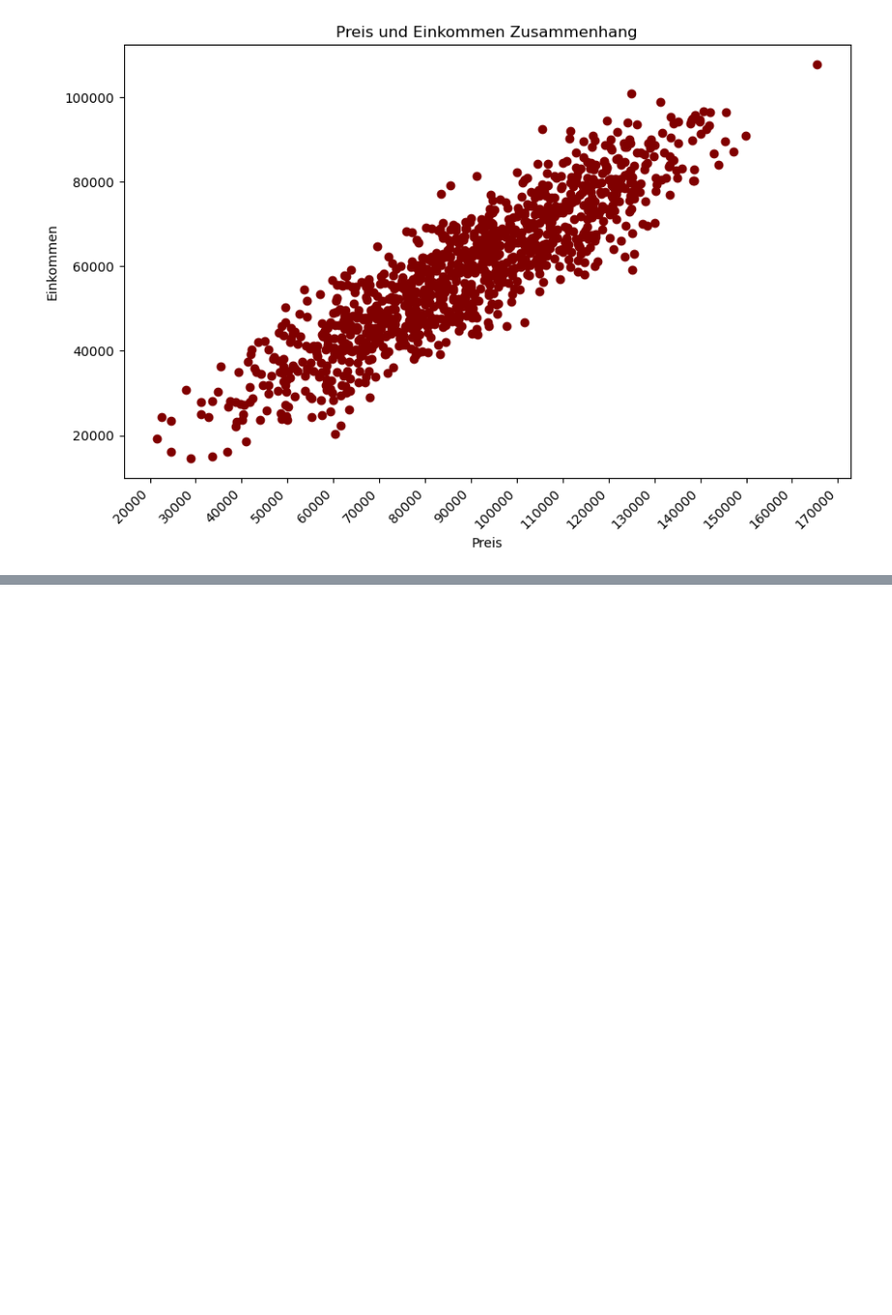
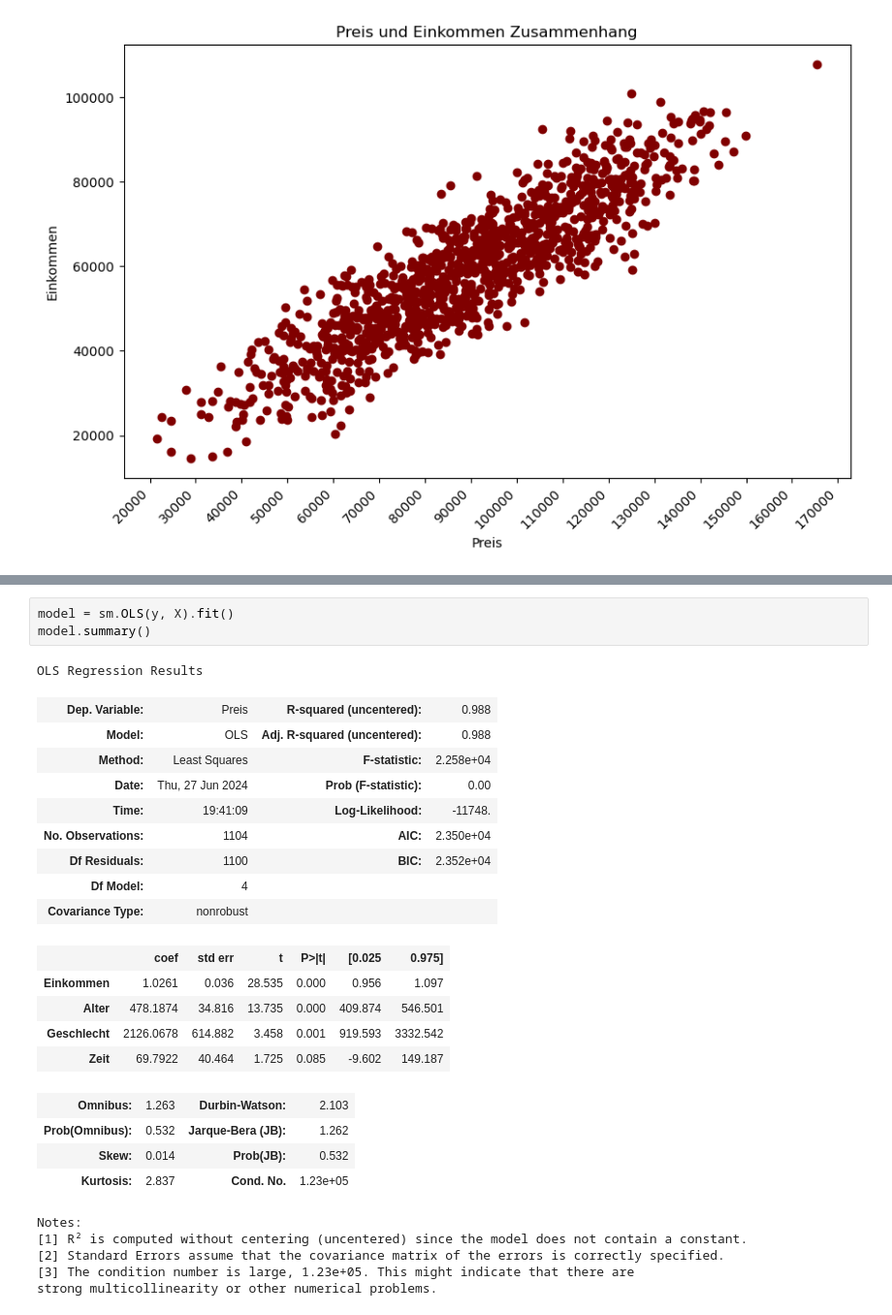
Before and after one commit to Kkilka422/final_projectSS24_Group2, a Jupyter notebook: presentation.ipynb, the cells around one changed output, grey strips where cells are left out. Shown: that part at 97% size. Drawn from its saved outputs; the diff is of its cells as text; blank space fills up the shorter version.

```diff
--- a/FINAL.ipynb
+++ b/presentation.ipynb
@@ -786,0 +878,28 @@ _ = plt.xticks(range(20000, 180000, 10000))
+# %%
+model = sm.OLS(y, X).fit()
+model.summary()
+# %% [output]
+OLS Regression Results
+| Dep. Variable: | Preis | R-squared (uncentered): | 0.988 |
+| Model: | OLS | Adj. R-squared (uncentered): | 0.988 |
+| Method: | Least Squares | F-statistic: | 2.258e+04 |
+| Date: | Thu, 27 Jun 2024 | Prob (F-statistic): | 0.00 |
+| Time: | 19:41:09 | Log-Likelihood: | -11748. |
+| No. Observations: | 1104 | AIC: | 2.350e+04 |
+| Df Residuals: | 1100 | BIC: | 2.352e+04 |
+| Df Model: | 4 |  |  |
+| Covariance Type: | nonrobust |  |  |
+|  | coef | std err | t | P>|t| | [0.025 | 0.975] |
+| Einkommen | 1.0261 | 0.036 | 28.535 | 0.000 | 0.956 | 1.097 |
+| Alter | 478.1874 | 34.816 | 13.735 | 0.000 | 409.874 | 546.501 |
+| Geschlecht | 2126.0678 | 614.882 | 3.458 | 0.001 | 919.593 | 3332.542 |
+| Zeit | 69.7922 | 40.464 | 1.725 | 0.085 | -9.602 | 149.187 |
+| Omnibus: | 1.263 | Durbin-Watson: | 2.103 |
+| Prob(Omnibus): | 0.532 | Jarque-Bera (JB): | 1.262 |
+| Skew: | 0.014 | Prob(JB): | 0.532 |
+| Kurtosis: | 2.837 | Cond. No. | 1.23e+05 |
+Notes:
+[1] R² is computed without centering (uncentered) since the model does not contain a constant.
+[2] Standard Errors assume that the covariance matrix of the errors is correctly specified.
+[3] The condition number is large, 1.23e+05. This might indicate that there are
+strong multicollinearity or other numerical problems.
```
Also changed, not shown: parts of 65 cells of this notebook, 2 other files.
